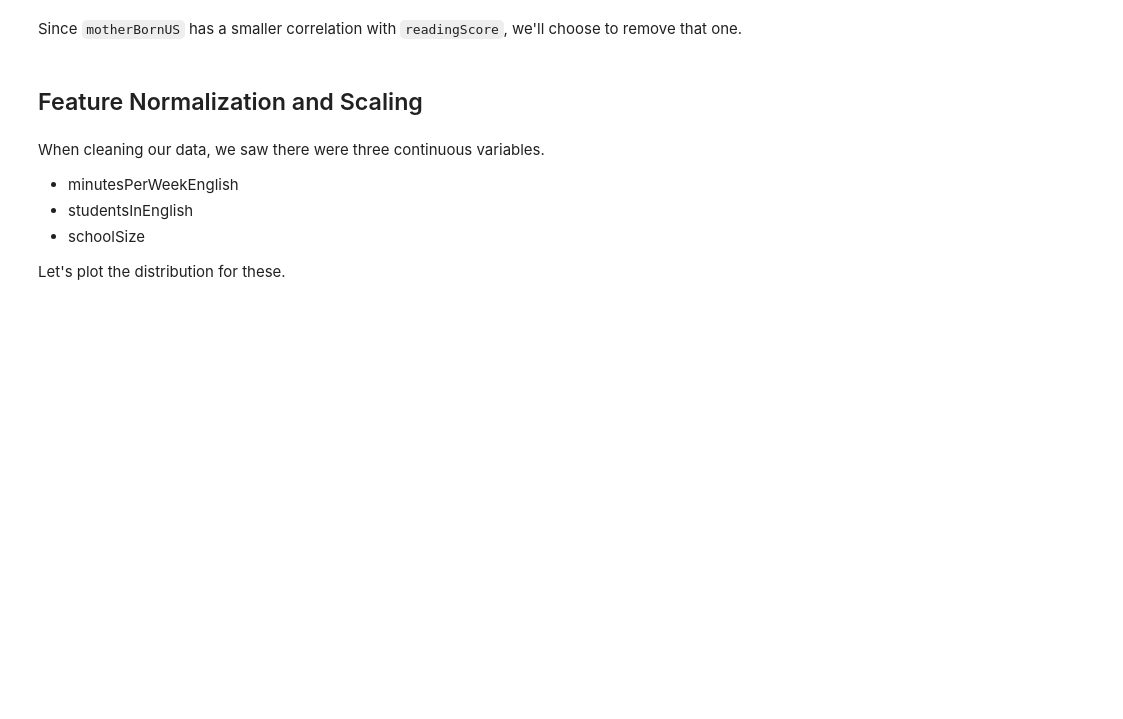
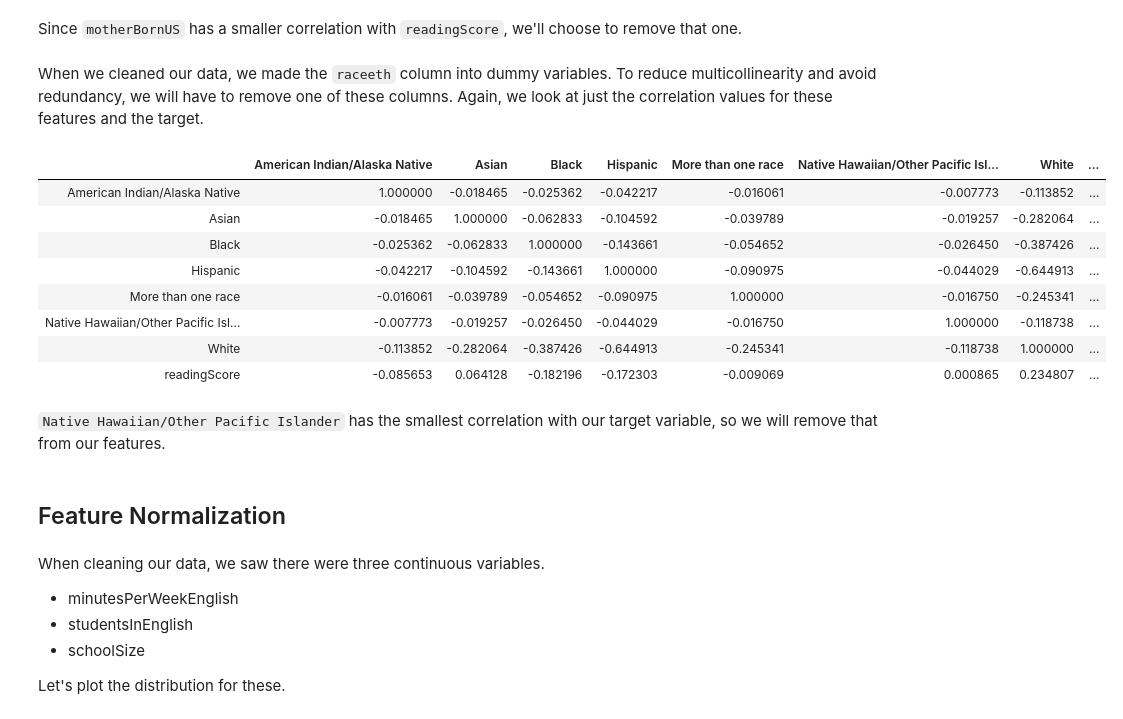
Before and after one commit to gabbyflabby/Test_Scores, a Jupyter notebook: Regression Model.ipynb, the cells around one changed output. Saved outputs shown, nothing was run; the diff lists cells and outputs as text; code cells hidden in the pictures; blank space fills up the shorter version.

```diff
--- a/Regression Model.ipynb
+++ b/Regression Model.ipynb
@@ -80,3 +73,20 @@ Since `motherBornUS` has a smaller correlation with `readingScore`, we'll choose
 # %%
 dropped_col.append('motherBornUS')
 # features.drop(columns='motherBornUS',inplace=True)
+# %% [markdown]
+When we cleaned our data, we made the `raceeth` column into dummy variables. To reduce multicollinearity and avoid redundancy, we will have to remove one of these columns. Again, we look at just the correlation values for these features and the target.
+# %%
+corr_df = df[['American Indian/Alaska Native','Asian','Black','Hispanic','More than one race','Native Hawaiian/Other Pacific Islander','White','readingScore']]
+corr_df.corr()
+# %% [output]
+|  | American Indian/Alaska Native | Asian | Black | Hispanic | More than one race | Native Hawaiian/Other Pacific Isl... | White | ... |
+| American Indian/Alaska Native | 1.000000 | -0.018465 | -0.025362 | -0.042217 | -0.016061 | -0.007773 | -0.113852 | ... |
+| Asian | -0.018465 | 1.000000 | -0.062833 | -0.104592 | -0.039789 | -0.019257 | -0.282064 | ... |
+| Black | -0.025362 | -0.062833 | 1.000000 | -0.143661 | -0.054652 | -0.026450 | -0.387426 | ... |
+| Hispanic | -0.042217 | -0.104592 | -0.143661 | 1.000000 | -0.090975 | -0.044029 | -0.644913 | ... |
+| More than one race | -0.016061 | -0.039789 | -0.054652 | -0.090975 | 1.000000 | -0.016750 | -0.245341 | ... |
+| Native Hawaiian/Other Pacific Isl... | -0.007773 | -0.019257 | -0.026450 | -0.044029 | -0.016750 | 1.000000 | -0.118738 | ... |
+| White | -0.113852 | -0.282064 | -0.387426 | -0.644913 | -0.245341 | -0.118738 | 1.000000 | ... |
+| readingScore | -0.085653 | 0.064128 | -0.182196 | -0.172303 | -0.009069 | 0.000865 | 0.234807 | ... |
+# %% [markdown]
+`Native Hawaiian/Other Pacific Islander` has the smallest correlation with our target variable, so we will remove that from our features.
@@ -83,5 +95,5 @@ dropped_col.append('motherBornUS')
 # %% [markdown]
-## Feature Normalization and Scaling
+## Feature Normalization
 # %% [markdown]
 When cleaning our data, we saw there were three continuous variables.
 * minutesPerWeekEnglish
```
Also changed, not shown: parts of 20 cells of this notebook.
